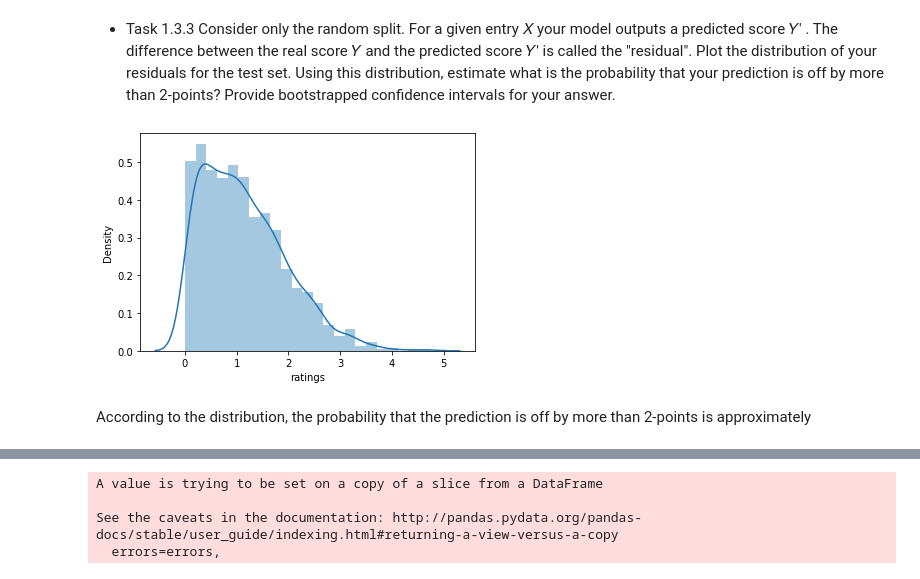
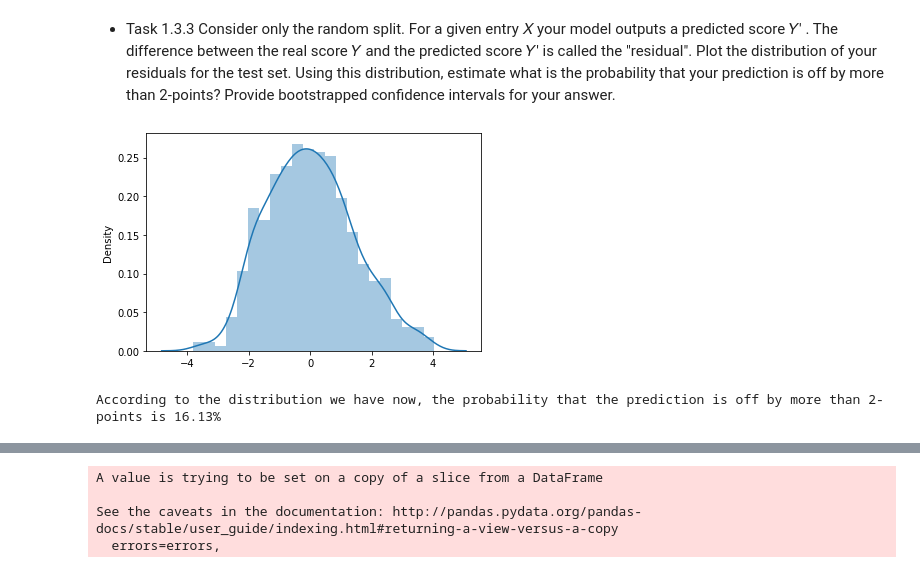
Before and after one commit to dust629/ada2020_teamwork, a Jupyter notebook: hw2_jos.ipynb, the cells around one changed output, grey strips where cells are left out. Saved outputs shown, nothing was run; the diff lists cells and outputs as text; code cells hidden in the pictures.

Commit message:
Function added - textual description modified

```diff
--- a/hw2_jos.ipynb
+++ b/hw2_jos.ipynb
@@ -154,6 +179,6 @@ publications_data['reputation']=np.log10(np.array([c[-1] for c in publications_d
 publications_data['csranking'] =  [np.fromstring(x, dtype=int, sep=';') for x in publications_data.csranking]
 publications_data['institution'] = [x.split(';') for x in publications_data.institution]
-# %%
-publications_data['has_top_institution'] = publications_data['csranking'].apply(np.max)
-publications_data['has_top_institution'] = publications_data['has_top_institution'].apply(lambda x: x<11 and x>0)
+# %%
+#check if the there is at least a ranking is top 10
+publications_data['has_top_institution'] = [np.any(np.logical_and(ranks>0 ,ranks<11)) for ranks in publications_data.csranking] #ranking interval is [1,10]
 # %%
@@ -183,10 +209,19 @@ Now that you have cleaned up your data, your next task is to divide your data in
 # %% [markdown]
 - Task 1.2.1 random split data with ratio = 0.7
 # %%
+### Task 1.2.1 ###
+'''
+Function goal: randomly split data into training set and testing set
+Function input: data = dataset to split  ratio = ratio for training set
+Function output: training set, testing set
+'''
+
 # split data with ratio 0.7
-def split_set(data_to_split, ratio=0.7):
-    train = data_to_split.sample(frac=ratio)
-    test = data_to_split.drop(train.index)
+def split_set(data, ratio=0.7):
+    #randomly sample 70% train data from dataset
+    train = data.sample(frac=ratio)
+    #drop train data from dataset
+    test = data.drop(train.index)
     return train.reset_index(drop=True), test.reset_index(drop=True)
 # %%
 split_set(publications_data)[0].shape
@@ -237,13 +286,19 @@ def split_x_y(train_data,features,prediction):
     y_data = train_data[prediction]
     return x_data,y_data
 # %%
+'''
+Function goal: train data with linear regression
+Function input: train_data= dataset to train, features = fetures use to train the model, prediction = label for the model
+Function output: lin_reg = the fitted  linear regression model, str = a string with each coefficient times corresponding predictor value
+'''
+
 #train with linear regression and print coefficients
 def train_lin_reg(X,y,features):
     lin_reg = LinearRegression().fit(X, y)
     res = ''
     for f in range(len(features)):
-        res +=  str(lin_reg.coef_[f])+" * "+features[f]+" +"+"\n"
-    return lin_reg,res+str(lin_reg.intercept_)
+        res +=  str(round(lin_reg.coef_[f],3))+" * "+features[f]+" +"+"\n"
+    return lin_reg,res+str(round(lin_reg.intercept_,3))
 # %% [markdown]
 Processing data with 2 split method and make them ready to train
 # %%
@@ -332,10 +384,16 @@ plt.show()
 # %% [markdown]
 - Task 1.3.3  Consider only the random split. For a given entry  𝑋  your model outputs a predicted score  𝑌′ . The difference between the real score  𝑌  and the predicted score  𝑌′  is called the "residual". Plot the distribution of your residuals for the test set. Using this distribution, estimate what is the probability that your prediction is off by more than 2-points? Provide bootstrapped confidence intervals for your answer.
 # %%
-import seaborn as sns
-residuals = np.abs(y_pred_random - y_test_random)
+### 1.3.3 ###
+
+#  Plot the distribution of residuals for the test set
+residuals = np.array(y_pred_random - y_test_random)
 ax = sns.distplot(residuals)
 # %% [output]
-[figure, old version]
+[figure, new version]
-# %% [markdown]
-According to the distribution, the probability that the prediction is off by more than 2-points is approximately
+# %%
+# make estimate according to the distribution above
+estimate = (np.abs(residuals)>2).sum() /len(residuals)
+print('According to the distribution we have now, the probability that the prediction is off by more than 2-points is {:.2f}%'.format(estimate*100) )
+# %% [output]
+According to the distribution we have now, the probability that the prediction is off by more than 2-points is 16.13%
```
Also changed, not shown: parts of 80 cells of this notebook.
